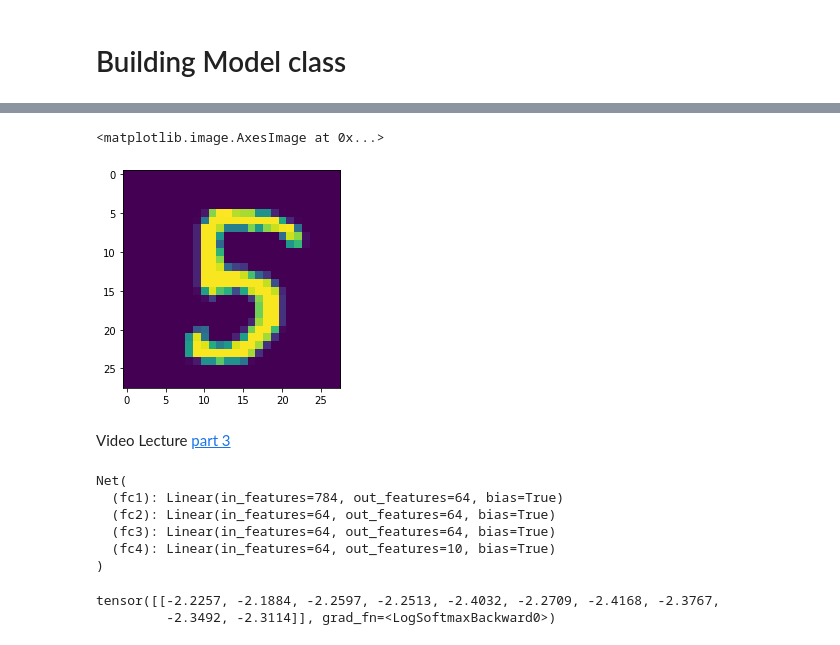
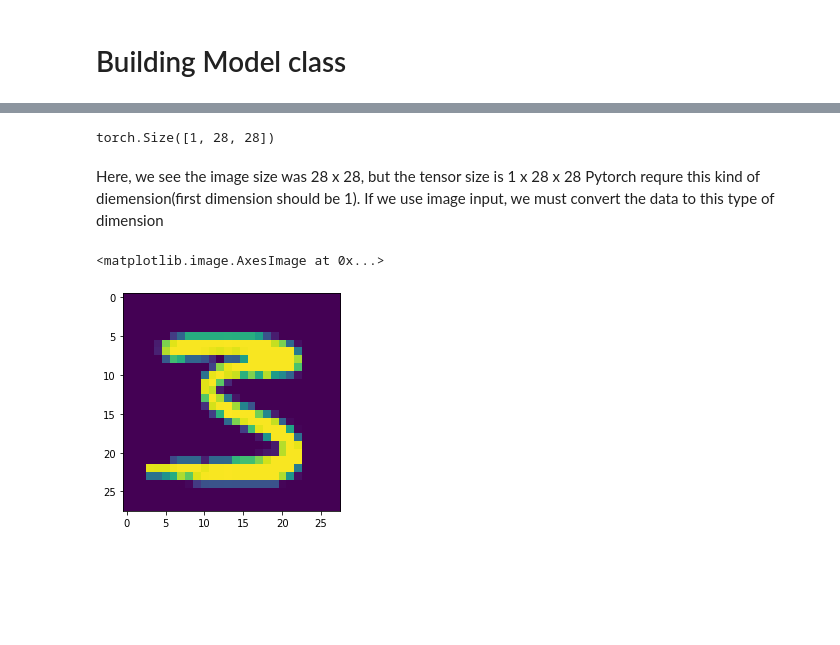
Before and after one commit to kuberiitb/learnings, a Jupyter notebook: pytorch/sentdex_p2_data.ipynb, the cells around one changed output, grey strips where cells are left out. Drawn from its saved outputs; the diff is of its cells as text; code cells hidden in the pictures; blank space fills up the shorter version.

```diff
--- a/pytorch/sentdex_p2_data.ipynb
+++ b/pytorch/sentdex_p2_data.ipynb
@@ -31,11 +83,18 @@ for data in trainset:
 # %%
 x, y  = data[0][0], data[1][0]
+# %%
+x.shape
+# %% [output]
+torch.Size([1, 28, 28])
+# %% [markdown]
+Here, we see the image size was 28 x 28, but the tensor size is 1 x 28 x 28
+Pytorch requre this kind of diemension(first dimension should be 1).
+If we use image input, we must convert the data to this type of dimension
 # %%
 import matplotlib.pyplot as plt
 # %%
-plt.imshow(x[0])
+plt.imshow(x.view(28,28))
+#plt.imshow(x[0]) also works
 # %% [output]
 <matplotlib.image.AxesImage at 0x...>
-[figure, old version]
+[figure, new version]
-# %% [markdown]
- Video Lecture [part 3](https://www.youtube.com/watch?v=ixathu7U-LQ)
@@ -64,10 +100,0 @@ class Net(nn.Module):
-# %%
-model = Net()
-model
-# %% [output]
-Net(
-  (fc1): Linear(in_features=784, out_features=64, bias=True)
-  (fc2): Linear(in_features=64, out_features=64, bias=True)
-  (fc3): Linear(in_features=64, out_features=64, bias=True)
-  (fc4): Linear(in_features=64, out_features=10, bias=True)
-)
@@ -77,6 +100,0 @@ X = X.view(-1, 28*28)
-# %%
-output = model(X)
-output
-# %% [output]
-tensor([[-2.2257, -2.1884, -2.2597, -2.2513, -2.4032, -2.2709, -2.4168, -2.3767,
-         -2.3492, -2.3114]], grad_fn=<LogSoftmaxBackward0>)
```
Also changed, not shown: parts of 16 cells of this notebook.
